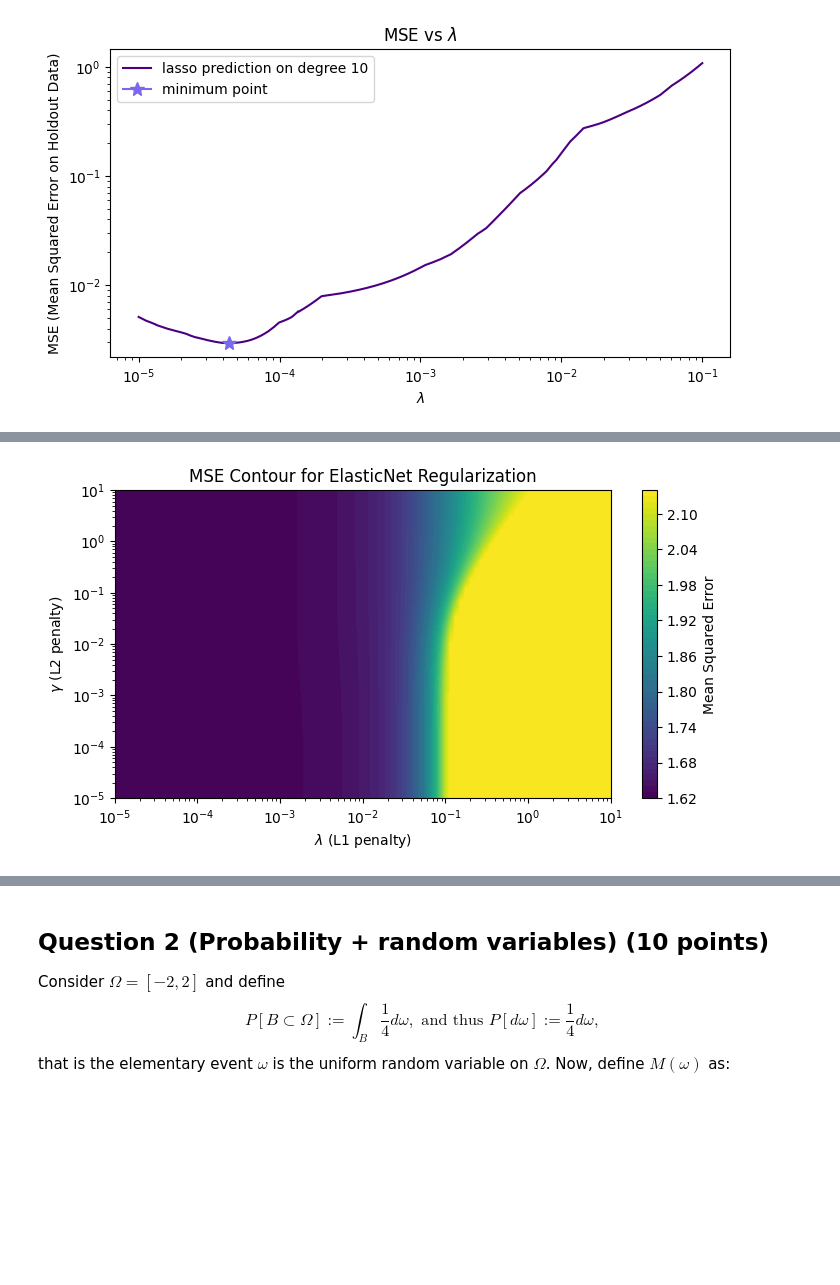
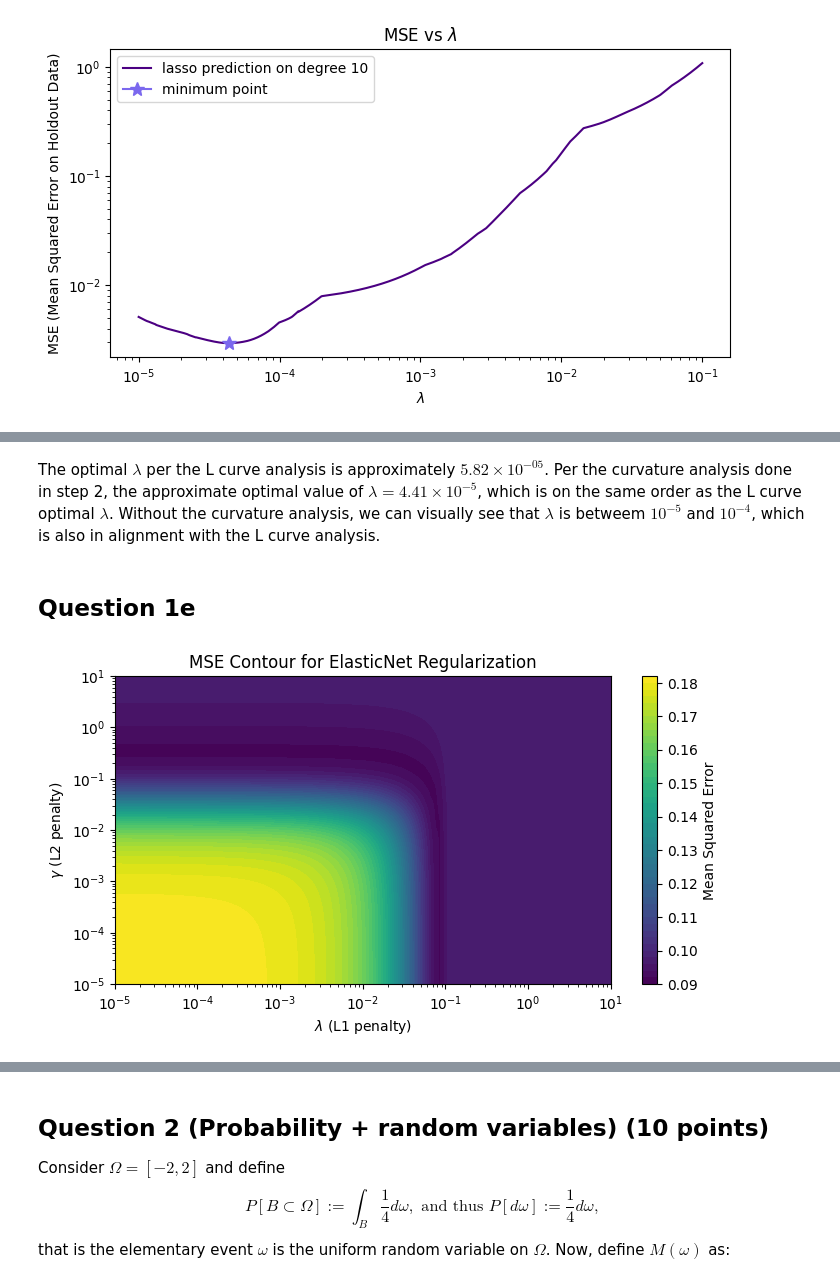
Before and after one commit to rx9933/COE-379L, a Jupyter notebook: Assignments/Assignment2/9_30_2.ipynb, the cells around one changed output, grey strips where cells are left out. Drawn from its saved outputs; the diff is of its cells as text; code cells hidden in the pictures; blank space fills up the shorter version.

Commit message:
1e done

```diff
--- a/Assignments/Assignment2/9_30_2.ipynb
+++ b/Assignments/Assignment2/9_30_2.ipynb
@@ -449,39 +474,44 @@ mse =  0.015262866827101351
+# %% [markdown]
+The optimal $\lambda$ per the L curve analysis is approximately $5.82 \times 10^{-05}$. Per the curvature analysis done in step 2, the approximate optimal value of $\lambda = 4.41 \times 10^{-5}$, which is on the same order as the L curve optimal $\lambda$. Without the curvature analysis, we can visually see that $\lambda$ is betweem $10^{-5}$ and $10^{-4}$, which is also in alignment with the L curve analysis.
+# %% [markdown]
+## Question 1e
 # %%
 import numpy as np
 import matplotlib.pyplot as plt
 from sklearn.linear_model import ElasticNet
 
-# Example logspace for lambda and gamma values (adjust this based on your dataset)
+# Example logspace for lambda and gamma values (adjust based on your dataset)
 lambdas = np.logspace(-5, 1, 100)  # L1 regularization values
 gammas = np.logspace(-5, 1, 100)   # L2 regularization values
 
 # Function to compute MSE for each lambda and gamma combination
 def compute_mse(X_train, y_train, X_holdout, y_holdout, lambdas, gammas):
     mse_matrix = np.zeros((len(lambdas), len(gammas)))  # Initialize MSE matrix
     for i, lambda_val in enumerate(lambdas):
         for j, gamma_val in enumerate(gammas):
             # ElasticNet model with l1_ratio for mixing L1 and L2 penalties
-            model = ElasticNet(alpha=lambda_val, l1_ratio=lambda_val / (lambda_val + gamma_val), fit_intercept=True)
+            l1_ratio = lambda_val / (lambda_val + gamma_val)  # Mixing ratio of L1 and L2
+            model = ElasticNet(alpha=lambda_val + gamma_val, l1_ratio=l1_ratio, fit_intercept=True)
             model.fit(X_train, y_train)
             y_pred = model.predict(X_holdout)
-            mse_matrix[i, j] = np.linalg.norm(y_pred - y_holdout)**2  # Compute MSE
+            mse_matrix[i, j] = np.mean((y_pred - y_holdout)**2)  # Compute MSE
     return mse_matrix
 
 # Assume that X_train, y_train, X_holdout, y_holdout are defined and preprocessed
 mse_matrix = compute_mse(X_train.reshape(-1, 1), y_train_data,
                          X_holdout.reshape(-1, 1), y_holdout_data, lambdas, gammas)
 
 # Create meshgrid for lambdas and gammas
 lambdas_mesh, gammas_mesh = np.meshgrid(lambdas, gammas)
 
 # Plot the contour map of the MSE
 plt.contourf(lambdas_mesh, gammas_mesh, mse_matrix.T, levels=50, cmap='viridis')  # Transpose to match shape
 plt.xscale('log')
 plt.yscale('log')
 plt.colorbar(label='Mean Squared Error')
 plt.xlabel(r'$\lambda$ (L1 penalty)')
 plt.ylabel(r'$\gamma$ (L2 penalty)')
 plt.title('MSE Contour for ElasticNet Regularization')
 plt.show()
 # %% [output]
-[figure, old version]
+[figure, new version]
```
Also changed, not shown: parts of 14 cells of this notebook, 4 other files.
